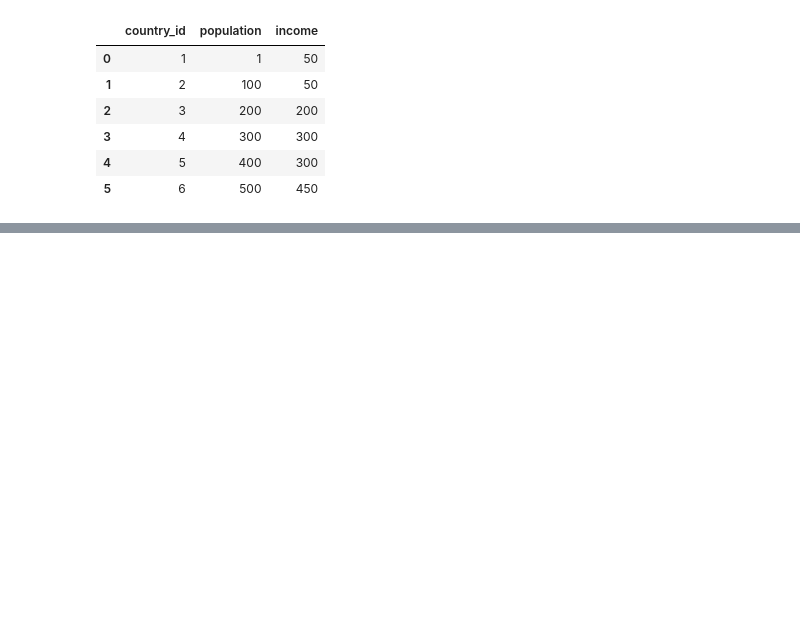
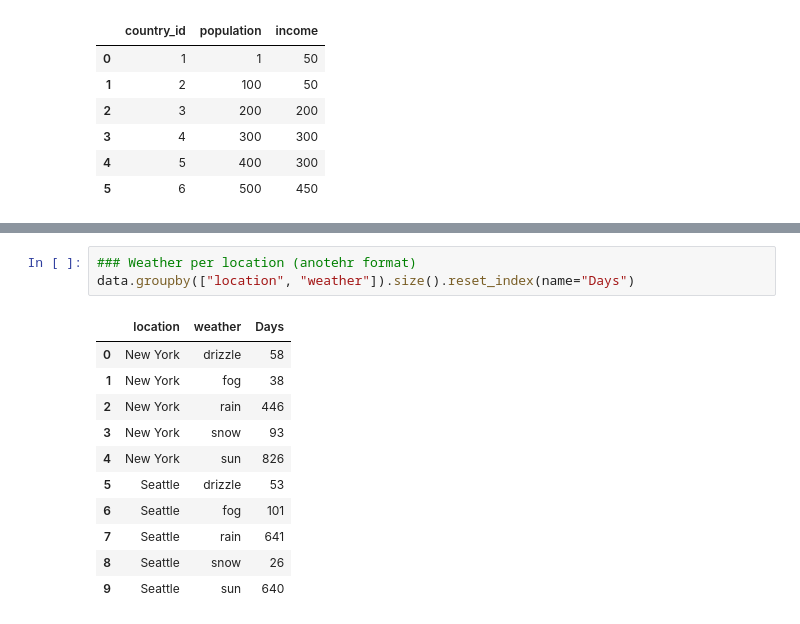
Before and after one commit to yijiang1121/non-random-walk, a Jupyter notebook: _notebooks/2020-11-14-Simple-Altair-Examples.ipynb, the cells around one changed output, grey strips where cells are left out. Cells and saved outputs as stored; diff of their text form; blank space fills up the shorter version.

```diff
--- a/_notebooks/2020-11-14-Simple-Altair-Examples.ipynb
+++ b/_notebooks/2020-11-14-Simple-Altair-Examples.ipynb
@@ -70,0 +115,15 @@ categorical_chart
+# %%
+### Weather per location (anotehr format)
+data.groupby(["location", "weather"]).size().reset_index(name="Days")
+# %% [output]
+|  | location | weather | Days |
+| 0 | New York | drizzle | 58 |
+| 1 | New York | fog | 38 |
+| 2 | New York | rain | 446 |
+| 3 | New York | snow | 93 |
+| 4 | New York | sun | 826 |
+| 5 | Seattle | drizzle | 53 |
+| 6 | Seattle | fog | 101 |
+| 7 | Seattle | rain | 641 |
+| 8 | Seattle | snow | 26 |
+| 9 | Seattle | sun | 640 |
```
Also changed, not shown: parts of 12 cells of this notebook.
